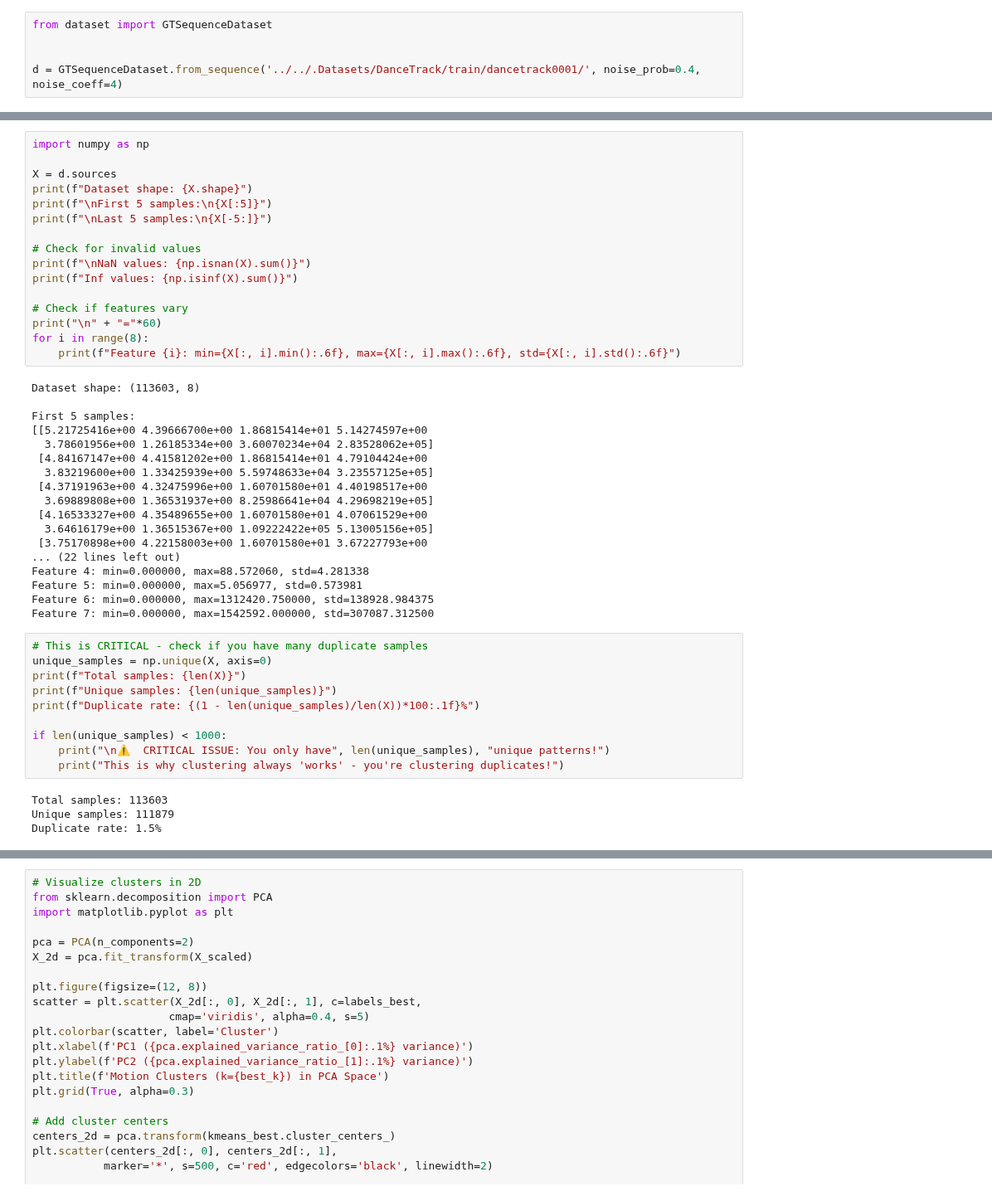
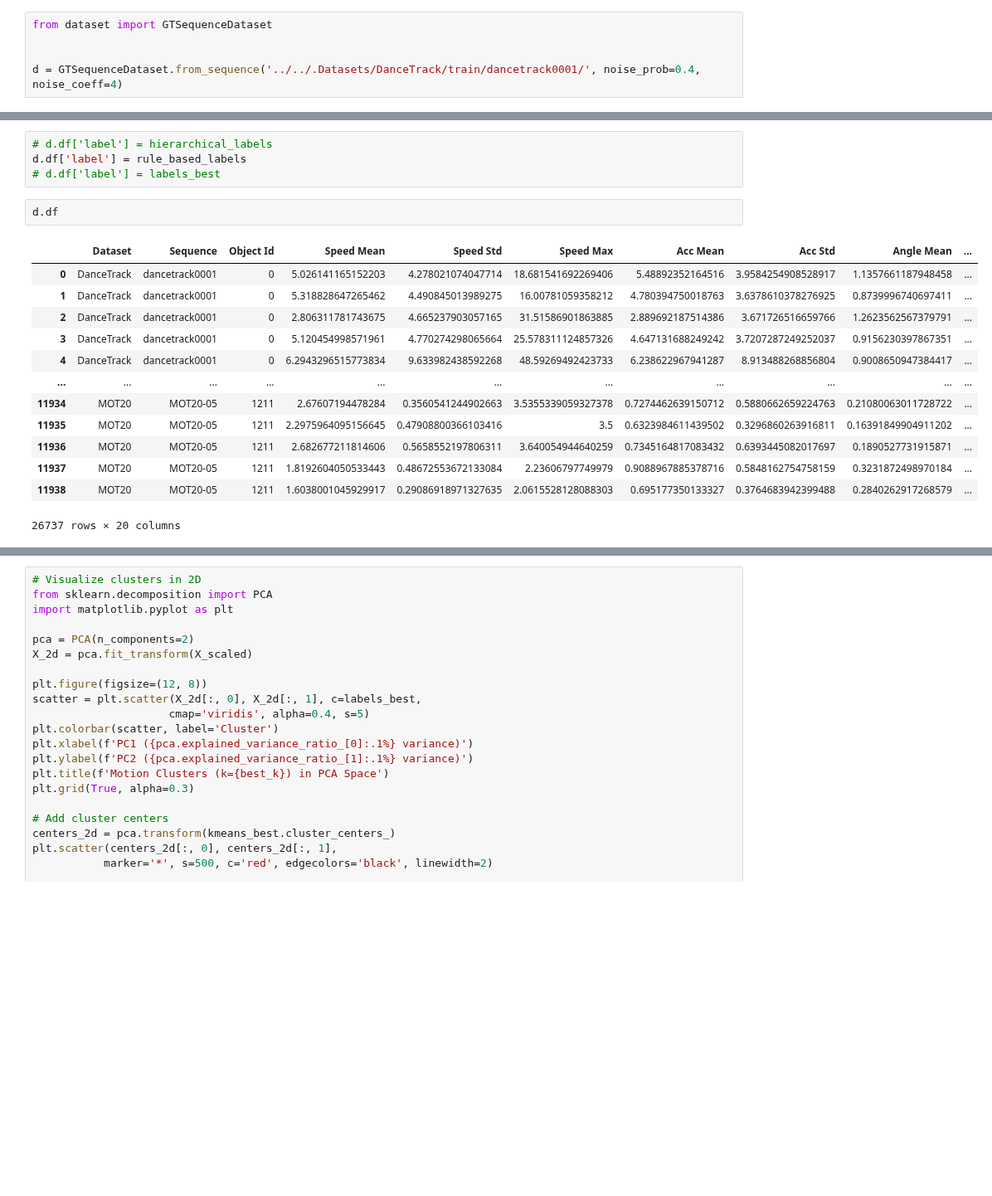
Before and after one commit to meysam-omidy/motion-predictor, a Jupyter notebook: file.ipynb, the cells around one changed output, grey strips where cells are left out. Shown at 83% size. Cells and saved outputs as stored; diff of their text form; blank space fills up the shorter version.

```diff
--- a/file.ipynb
+++ b/file.ipynb
@@ -230,48 +207,20 @@ Silhouette score: 0.80884784
-# %%
-import numpy as np
-
-X = d.sources
-print(f"Dataset shape: {X.shape}")
-print(f"\nFirst 5 samples:\n{X[:5]}")
-print(f"\nLast 5 samples:\n{X[-5:]}")
-
-# Check for invalid values
-print(f"\nNaN values: {np.isnan(X).sum()}")
-print(f"Inf values: {np.isinf(X).sum()}")
-
-# Check if features vary
-print("\n" + "="*60)
-for i in range(8):
-    print(f"Feature {i}: min={X[:, i].min():.6f}, max={X[:, i].max():.6f}, std={X[:, i].std():.6f}")
-# %% [output]
-Dataset shape: (113603, 8)
-
-First 5 samples:
-[[5.21725416e+00 4.39666700e+00 1.86815414e+01 5.14274597e+00
-  3.78601956e+00 1.26185334e+00 3.60070234e+04 2.83528062e+05]
- [4.84167147e+00 4.41581202e+00 1.86815414e+01 4.79104424e+00
-  3.83219600e+00 1.33425939e+00 5.59748633e+04 3.23557125e+05]
- [4.37191963e+00 4.32475996e+00 1.60701580e+01 4.40198517e+00
-  3.69889808e+00 1.36531937e+00 8.25986641e+04 4.29698219e+05]
- [4.16533327e+00 4.35489655e+00 1.60701580e+01 4.07061529e+00
-  3.64616179e+00 1.36515367e+00 1.09222422e+05 5.13005156e+05]
- [3.75170898e+00 4.22158003e+00 1.60701580e+01 3.67227793e+00
-... (22 lines left out)
-Feature 4: min=0.000000, max=88.572060, std=4.281338
-Feature 5: min=0.000000, max=5.056977, std=0.573981
-Feature 6: min=0.000000, max=1312420.750000, std=138928.984375
-Feature 7: min=0.000000, max=1542592.000000, std=307087.312500
-# %%
-# This is CRITICAL - check if you have many duplicate samples
-unique_samples = np.unique(X, axis=0)
-print(f"Total samples: {len(X)}")
-print(f"Unique samples: {len(unique_samples)}")
-print(f"Duplicate rate: {(1 - len(unique_samples)/len(X))*100:.1f}%")
-
-if len(unique_samples) < 1000:
-    print("\n⚠️  CRITICAL ISSUE: You only have", len(unique_samples), "unique patterns!")
-    print("This is why clustering always 'works' - you're clustering duplicates!")
-# %% [output]
-Total samples: 113603
-Unique samples: 111879
-Duplicate rate: 1.5%
+# %%
+# d.df['label'] = hierarchical_labels
+d.df['label'] = rule_based_labels
+# d.df['label'] = labels_best
+# %%
+d.df
+# %% [output]
+|  | Dataset | Sequence | Object Id | Speed Mean | Speed Std | Speed Max | Acc Mean | Acc Std | Angle Mean | ... |
+| 0 | DanceTrack | dancetrack0001 | 0 | 5.026141165152203 | 4.278021074047714 | 18.681541692269406 | 5.48892352164516 | 3.9584254908528917 | 1.1357661187948458 | ... |
+| 1 | DanceTrack | dancetrack0001 | 0 | 5.318828647265462 | 4.490845013989275 | 16.00781059358212 | 4.780394750018763 | 3.6378610378276925 | 0.8739996740697411 | ... |
+| 2 | DanceTrack | dancetrack0001 | 0 | 2.806311781743675 | 4.665237903057165 | 31.51586901863885 | 2.889692187514386 | 3.671726516659766 | 1.2623562567379791 | ... |
+| 3 | DanceTrack | dancetrack0001 | 0 | 5.120454998571961 | 4.770274298065664 | 25.578311124857326 | 4.647131688249242 | 3.7207287249252037 | 0.9156230397867351 | ... |
+| 4 | DanceTrack | dancetrack0001 | 0 | 6.2943296515773834 | 9.633982438592268 | 48.59269492423733 | 6.238622967941287 | 8.913488268856804 | 0.9008650947384417 | ... |
+| ... | ... | ... | ... | ... | ... | ... | ... | ... | ... | ... |
+| 11934 | MOT20 | MOT20-05 | 1211 | 2.67607194478284 | 0.3560541244902663 | 3.5355339059327378 | 0.7274462639150712 | 0.5880662659224763 | 0.21080063011728722 | ... |
+| 11935 | MOT20 | MOT20-05 | 1211 | 2.2975964095156645 | 0.47908800366103416 | 3.5 | 0.6323984611439502 | 0.3296860263916811 | 0.16391849904911202 | ... |
+| 11936 | MOT20 | MOT20-05 | 1211 | 2.682677211814606 | 0.5658552197806311 | 3.640054944640259 | 0.7345164817083432 | 0.6393445082017697 | 0.1890527731915871 | ... |
+| 11937 | MOT20 | MOT20-05 | 1211 | 1.8192604050533443 | 0.48672553672133084 | 2.23606797749979 | 0.9088967885378716 | 0.5848162754758159 | 0.3231872498970184 | ... |
+| 11938 | MOT20 | MOT20-05 | 1211 | 1.6038001045929917 | 0.29086918971327635 | 2.0615528128088303 | 0.695177350133327 | 0.3764683942399488 | 0.2840262917268579 | ... |
+26737 rows × 20 columns
```
Also changed, not shown: parts of 25 cells of this notebook.
